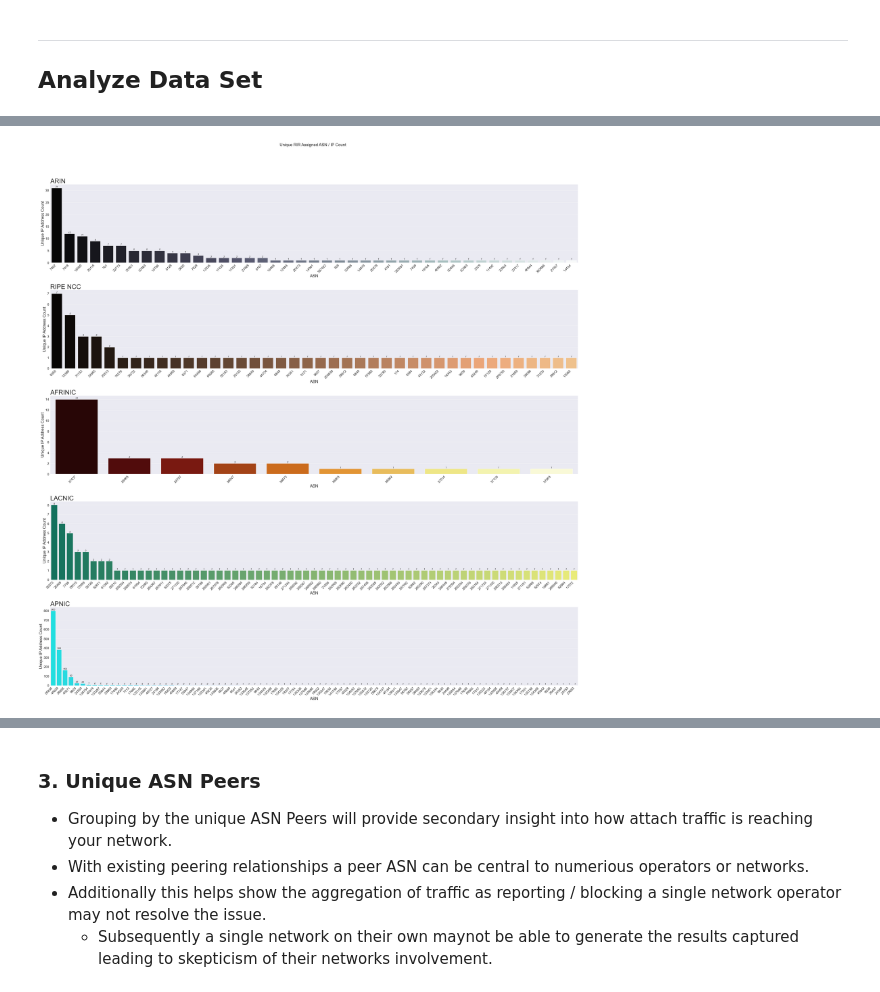
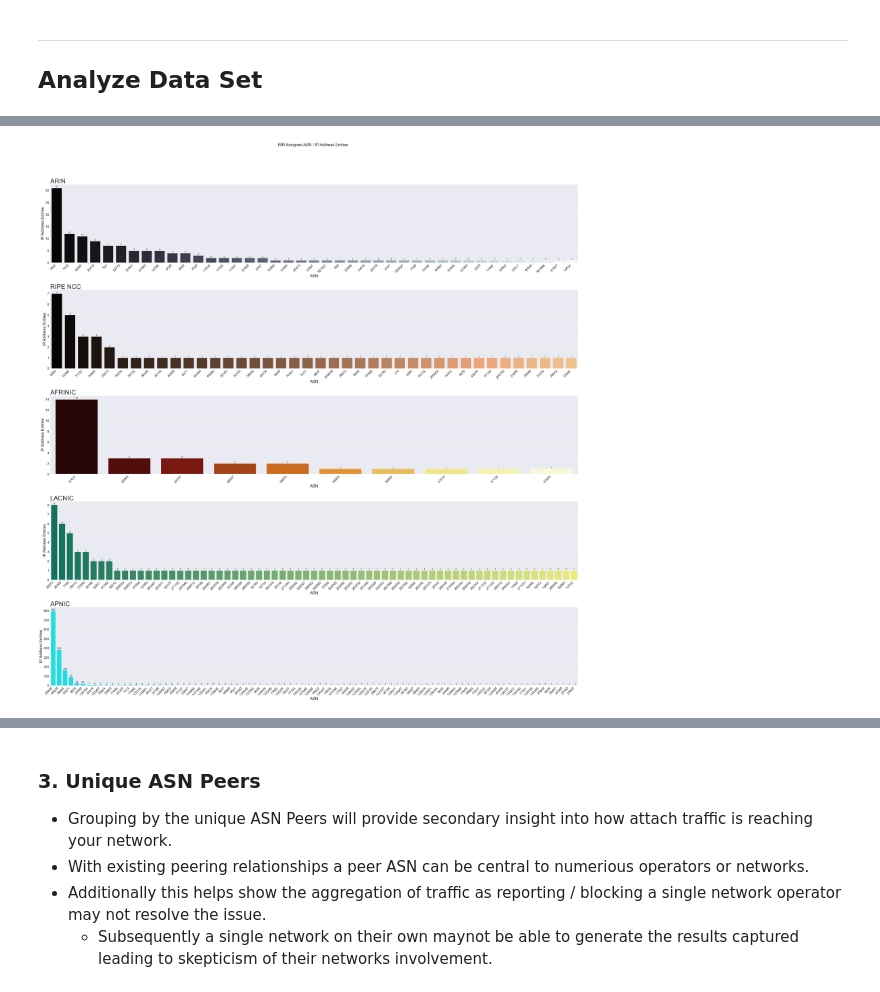
Before and after one commit to stevescally/-network_EDA, a Jupyter notebook: analysis/ip_address_analysis/notebooks/src_ip_failed_login-A-TeamCymru.ipynb, the cells around one changed output, grey strips where cells are left out. Drawn from its saved outputs; the diff is of its cells as text; code cells hidden in the pictures.

```diff
--- a/analysis/ip_address_analysis/notebooks/src_ip_failed_login-A-TeamCymru.ipynb
+++ b/analysis/ip_address_analysis/notebooks/src_ip_failed_login-A-TeamCymru.ipynb
@@ -128,9 +139,9 @@ df_tc[df_tc.isna().any(axis=1)]
 # %%
 fig, ax = plt.subplots(figsize=(25,10))
 sns.countplot(x='RIR',data=df_tc, order=df_tc.RIR.value_counts().index, palette="flare", ax=ax, lw=1)
-ax.set_title("Unique IP Address Distribution by RIR", fontsize=20)
+ax.set_title("IP Address Entries Distributed by RIR", fontsize=20)
 ax.set_xlabel("Regional Internet Registry(RIR)", fontsize=20, labelpad=20)
-ax.set_ylabel("Unique IP Address Count", fontsize=20)
+ax.set_ylabel("IP Address Entries", fontsize=20)
 
 # Loop through index to provide values to place at the top
 # of the bars. Use count to provide graph locations for
@@ -231,17 +227,18 @@ def bar_label_text(_rir_df, _axes_val):
 
     A single entry would look like this:
 
-    axs[_axes_val].text(0,15,15, ha="center", va="bottom"
-    axs[_axes_val].text(1,67,67, ha="center", va="bottom"
+    axs[_axes_val].text(0,15,str(15), ha="center", va="bottom"
+    axs[_axes_val].text(1,67,str(67), ha="center", va="bottom"
     '''
 
     for asn, v in _rir_df.ASN.value_counts().items():
         axs[_axes_val].text(_rir_df.ASN.value_counts().index.get_indexer([asn]),v,str(v), ha="center", va="bottom", fontstyle='italic', fontsize='15')
 # %%
+# Graph the results
 sns.set_style("darkgrid")
 
 f, axs = plt.subplots(5,1,figsize=(50,50))
-f.suptitle('Unique RIR Assigned ASN / IP Count', fontsize=25)
+f.suptitle('RIR Assigned ASN / IP Address Entries', fontsize=25)
 f.tight_layout(pad=15.0)
 
 
@@ -249,7 +246,7 @@ f.tight_layout(pad=15.0)
 sns.countplot(x='ASN', data=df_arin, order=df_arin.ASN.value_counts().index, ax=axs[0], palette="bone")
 axs[0].set_title('ARIN', fontsize=40, loc='left',)
 axs[0].set_xlabel("ASN", fontsize=25)
-axs[0].set_ylabel("Unique IP Address Count", fontsize=25)
+axs[0].set_ylabel("IP Address Entries", fontsize=25)
 axs[0].tick_params(labelsize=20)
 axs[0].set_xticklabels(axs[0].get_xticklabels(), rotation=45, horizontalalignment='right')
 
@@ -261,7 +258,7 @@ bar_label_text(df_arin, 0)
 sns.countplot(x='ASN', data=df_ripencc, order=df_ripencc.ASN.value_counts().index, ax=axs[1], palette="copper")
 axs[1].set_title('RIPE NCC', fontsize=40, loc='left')
 axs[1].set_xlabel("ASN", fontsize=25)
-axs[1].set_ylabel("Unique IP Address Count", fontsize=25)
+axs[1].set_ylabel("IP Address Entries", fontsize=25)
 axs[1].tick_params(labelsize=20)
 axs[1].set_xticklabels(axs[1].get_xticklabels(), rotation=45, horizontalalignment='right')
 
@@ -273,39 +270,39 @@ bar_label_text(df_ripencc, 1)
 sns.countplot(x='ASN', data=df_afrinic, order=df_afrinic.ASN.value_counts().index, ax=axs[2], palette="afmhot")
 axs[2].set_title('AFRINIC', fontsize=40, loc='left')
 axs[2].set_xlabel("ASN", fontsize=25)
-axs[2].set_ylabel("Unique IP Address Count", fontsize=25)
+axs[2].set_ylabel("IP Address Entries", fontsize=25)
 axs[2].tick_params(labelsize=20)
 axs[2].set_xticklabels(axs[2].get_xticklabels(), rotation=45, horizontalalignment='right')
 
 # Call function to add bar label of unique IP address count to top of bar.
 bar_label_text(df_afrinic, 2)
 
 
 # Lacnic
 sns.countplot(x='ASN', data=df_lacnic, order=df_lacnic.ASN.value_counts().index, ax=axs[3], palette="summer")
 axs[3].set_title('LACNIC', fontsize=40, loc='left')
 axs[3].set_xlabel("ASN", fontsize=25)
-axs[3].set_ylabel("Unique IP Address Count", fontsize=25)
+axs[3].set_ylabel("IP Address Entries", fontsize=25)
 axs[3].tick_params(labelsize=20)
 axs[3].set_xticklabels(axs[3].get_xticklabels(), rotation=45, horizontalalignment='right')
 
 # Call function to add bar label of unique IP address count to top of bar.
 bar_label_text(df_lacnic, 3)
 
 
 # Apnic
 sns.countplot(x='ASN', data=df_apnic, order=df_apnic.ASN.value_counts().index, ax=axs[4], palette="cool")
 axs[4].set_title('APNIC', fontsize=40, loc='left')
 axs[4].set_xlabel("ASN", fontsize=25)
-axs[4].set_ylabel("Unique IP Address Count", fontsize=25)
+axs[4].set_ylabel("IP Address Entries", fontsize=25)
 axs[4].tick_params(labelsize=20)
 axs[4].set_xticklabels(axs[4].get_xticklabels(), rotation=45, horizontalalignment='right')
 
 # Call function to add bar label of unique IP address count to top of bar.
 bar_label_text(df_apnic, 4)
 
 
 #plt.legend()
 plt.show()
 # %% [output]
-[figure, old version]
+[figure, new version]
```
Also changed, not shown: parts of 30 cells of this notebook.
